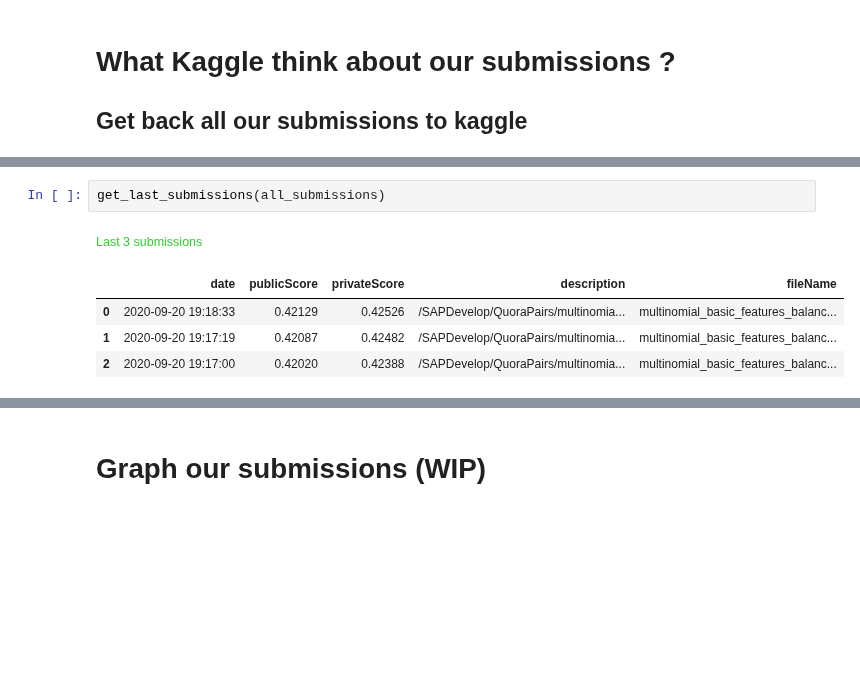
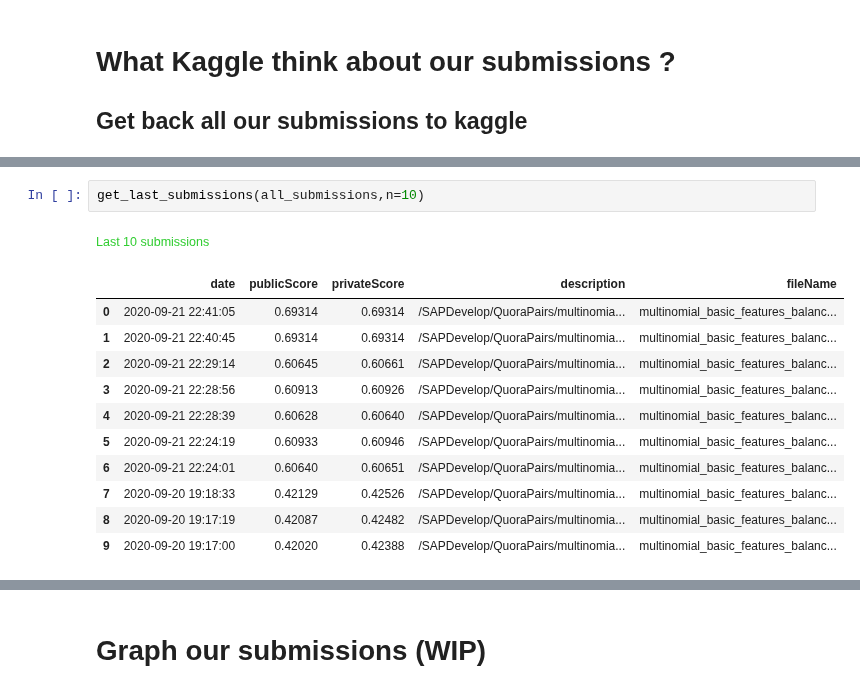
Before and after one commit to acharroux/QuoraPairs, a Jupyter notebook: BruteForce/multinomial_basic_features_balanced_hyper_parameters.ipynb, the cells around one changed output, grey strips where cells are left out. Drawn from its saved outputs; the diff is of its cells as text; blank space fills up the shorter version.

```diff
--- a/BruteForce/multinomial_basic_features_balanced_hyper_parameters.ipynb
+++ b/BruteForce/multinomial_basic_features_balanced_hyper_parameters.ipynb
@@ -944,11 +931,18 @@ All submissions are available in .xlsx format with /SAPDevelop/QuoraPairs/multin
 # %%
-get_last_submissions(all_submissions)
+get_last_submissions(all_submissions,n=10)
 # %% [output]
-Last 3 submissions
+Last 10 submissions
 |  | date | publicScore | privateScore | description | fileName |
-| 0 | 2020-09-20 19:18:33 | 0.42129 | 0.42526 | /SAPDevelop/QuoraPairs/multinomia... | multinomial_basic_features_balanc... |
-| 1 | 2020-09-20 19:17:19 | 0.42087 | 0.42482 | /SAPDevelop/QuoraPairs/multinomia... | multinomial_basic_features_balanc... |
-| 2 | 2020-09-20 19:17:00 | 0.42020 | 0.42388 | /SAPDevelop/QuoraPairs/multinomia... | multinomial_basic_features_balanc... |
+| 0 | 2020-09-21 22:41:05 | 0.69314 | 0.69314 | /SAPDevelop/QuoraPairs/multinomia... | multinomial_basic_features_balanc... |
+| 1 | 2020-09-21 22:40:45 | 0.69314 | 0.69314 | /SAPDevelop/QuoraPairs/multinomia... | multinomial_basic_features_balanc... |
+| 2 | 2020-09-21 22:29:14 | 0.60645 | 0.60661 | /SAPDevelop/QuoraPairs/multinomia... | multinomial_basic_features_balanc... |
+| 3 | 2020-09-21 22:28:56 | 0.60913 | 0.60926 | /SAPDevelop/QuoraPairs/multinomia... | multinomial_basic_features_balanc... |
+| 4 | 2020-09-21 22:28:39 | 0.60628 | 0.60640 | /SAPDevelop/QuoraPairs/multinomia... | multinomial_basic_features_balanc... |
+| 5 | 2020-09-21 22:24:19 | 0.60933 | 0.60946 | /SAPDevelop/QuoraPairs/multinomia... | multinomial_basic_features_balanc... |
+| 6 | 2020-09-21 22:24:01 | 0.60640 | 0.60651 | /SAPDevelop/QuoraPairs/multinomia... | multinomial_basic_features_balanc... |
+| 7 | 2020-09-20 19:18:33 | 0.42129 | 0.42526 | /SAPDevelop/QuoraPairs/multinomia... | multinomial_basic_features_balanc... |
+| 8 | 2020-09-20 19:17:19 | 0.42087 | 0.42482 | /SAPDevelop/QuoraPairs/multinomia... | multinomial_basic_features_balanc... |
+| 9 | 2020-09-20 19:17:00 | 0.42020 | 0.42388 | /SAPDevelop/QuoraPairs/multinomia... | multinomial_basic_features_balanc... |
 # %%
 get_best_submissions(all_submissions)
 # %% [output]
```
Also changed, not shown: parts of 29 cells of this notebook, 1 other file.
